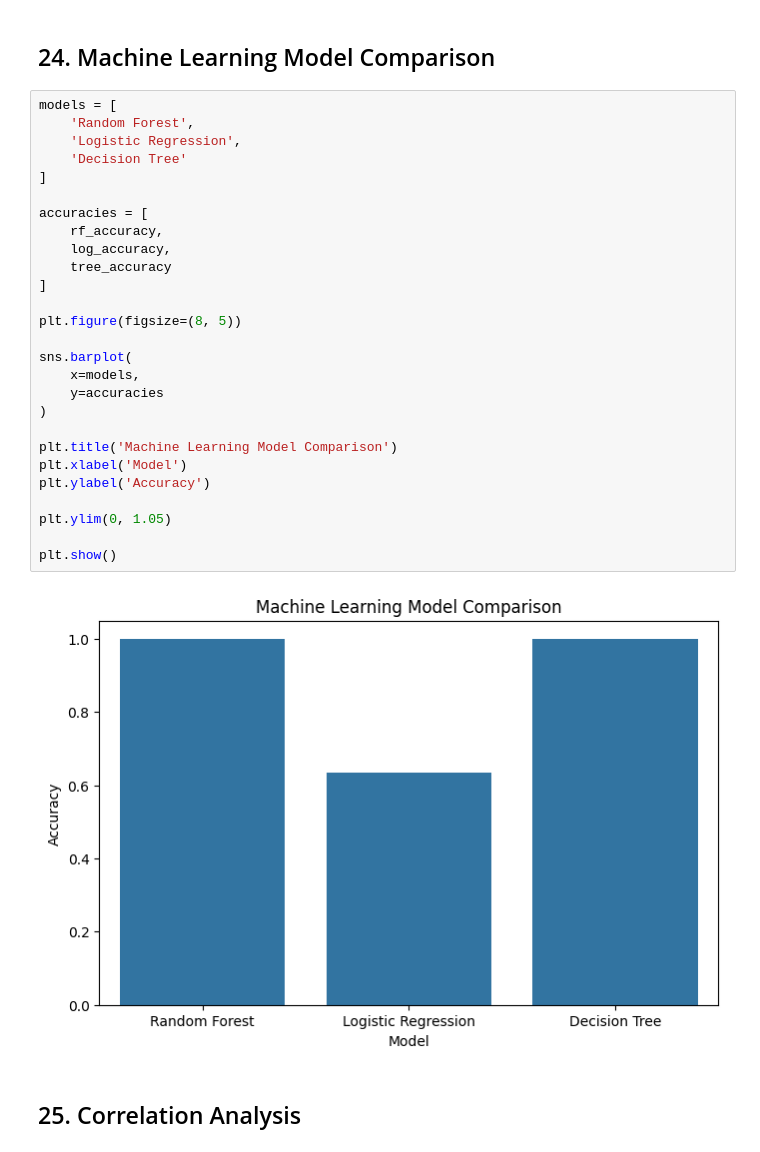
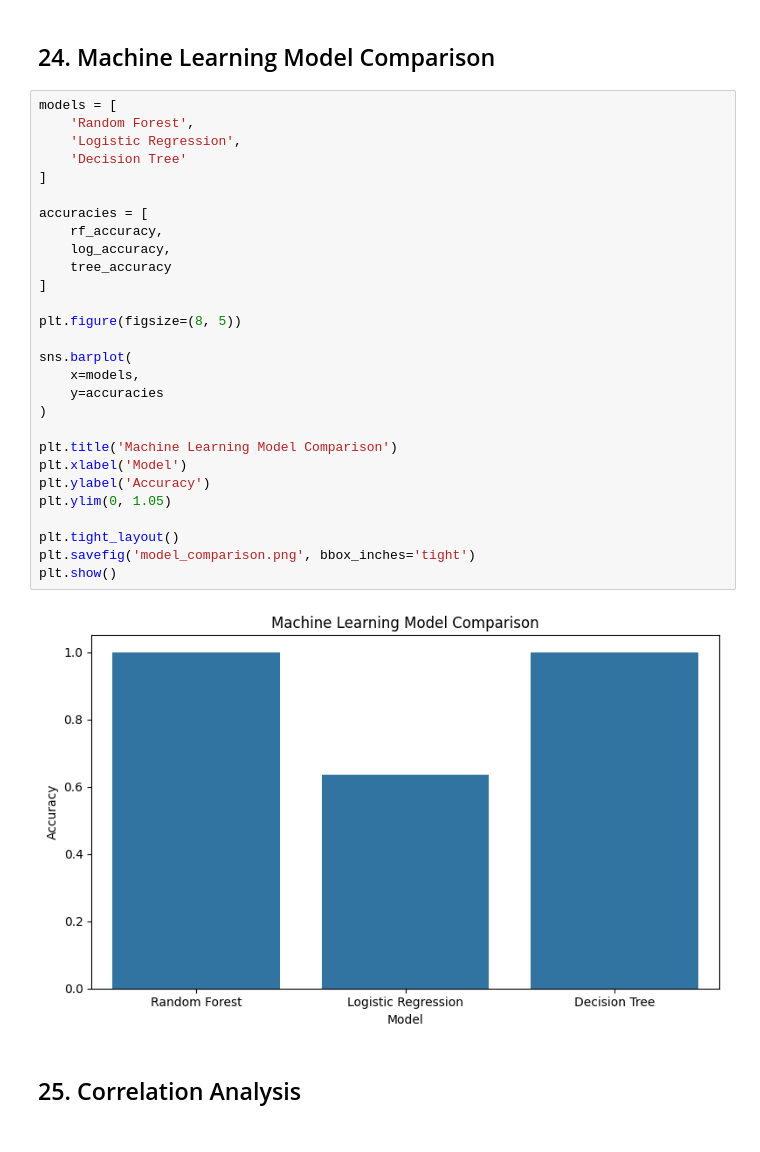
Before and after one commit to i0ana-stack/ev-adoption-ml-forecasting, a Jupyter notebook: notebooks/EV_Adoption_ML_Forecasting.ipynb, the cells around one changed output. Drawn from its saved outputs; the diff is of its cells as text.

```diff
--- a/notebooks/EV_Adoption_ML_Forecasting.ipynb
+++ b/notebooks/EV_Adoption_ML_Forecasting.ipynb
@@ -386,32 +401,33 @@ Decision Tree Accuracy: 1.0
 # %%
 models = [
     'Random Forest',
     'Logistic Regression',
     'Decision Tree'
 ]
 
 accuracies = [
     rf_accuracy,
     log_accuracy,
     tree_accuracy
 ]
 
 plt.figure(figsize=(8, 5))
 
 sns.barplot(
     x=models,
     y=accuracies
 )
 
 plt.title('Machine Learning Model Comparison')
 plt.xlabel('Model')
 plt.ylabel('Accuracy')
-
 plt.ylim(0, 1.05)
 
+plt.tight_layout()
+plt.savefig('model_comparison.png', bbox_inches='tight')
 plt.show()
 # %% [output]
-[figure, old version]
+[figure, new version]
 # %% [markdown]
 ## 25. Correlation Analysis
 # %%
```
Also changed, not shown: parts of 6 cells of this notebook.
